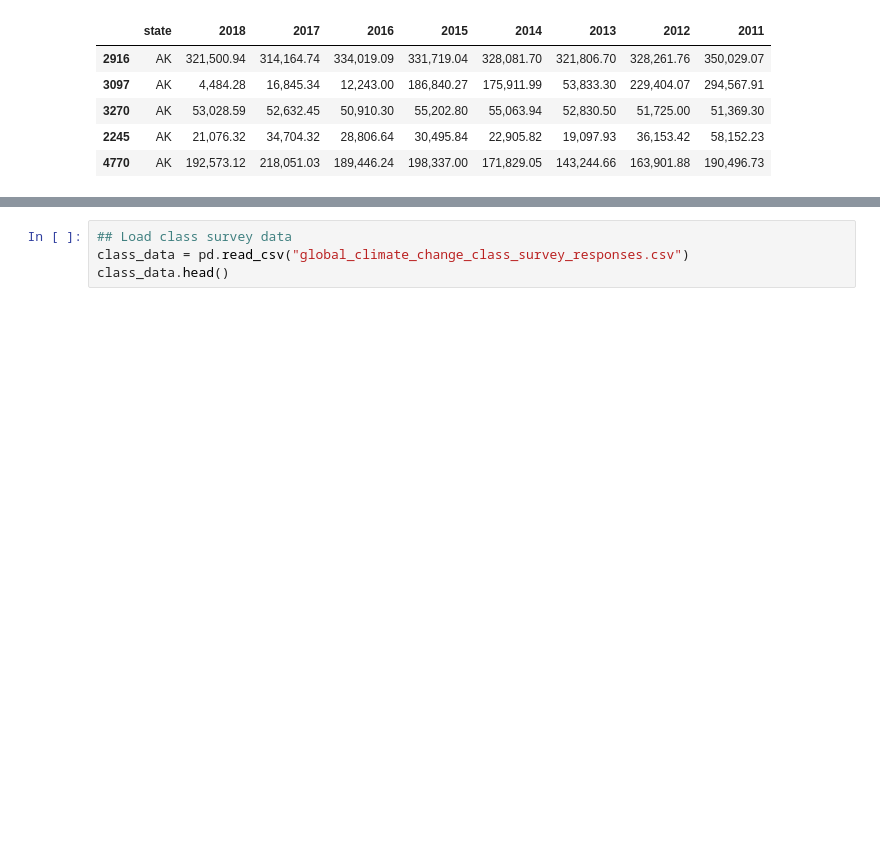
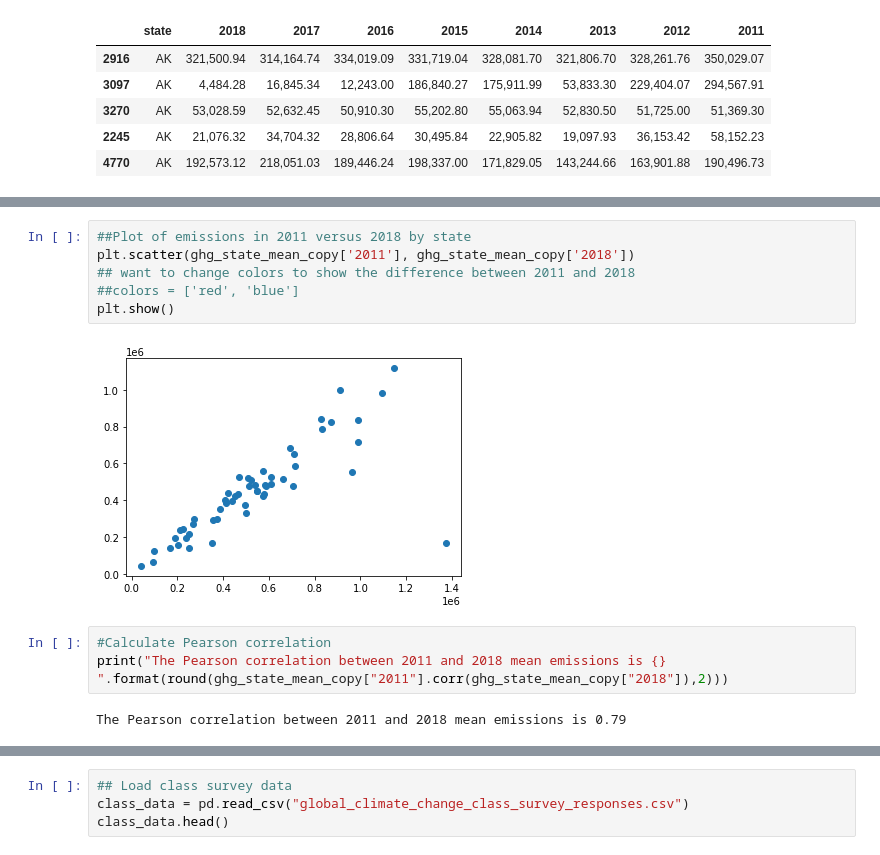
Before and after one commit to ariannacurillo/info2950-finalproject, a Jupyter notebook: phase2.ipynb, the cells around one changed output, grey strips where cells are left out. Drawn from its saved outputs; the diff is of its cells as text; blank space fills up the shorter version.

```diff
--- a/phase2.ipynb
+++ b/phase2.ipynb
@@ -172,0 +198,13 @@ ghg_state_mean.head()
+# %%
+##Plot of emissions in 2011 versus 2018 by state
+plt.scatter(ghg_state_mean_copy['2011'], ghg_state_mean_copy['2018'])
+## want to change colors to show the difference between 2011 and 2018
+##colors = ['red', 'blue']
+plt.show()
+# %% [output]
+[figure, added]
+# %%
+#Calculate Pearson correlation
+print("The Pearson correlation between 2011 and 2018 mean emissions is {} ".format(round(ghg_state_mean_copy["2011"].corr(ghg_state_mean_copy["2018"]),2)))
+# %% [output]
+The Pearson correlation between 2011 and 2018 mean emissions is 0.79
```
Also changed, not shown: parts of 33 cells of this notebook.
